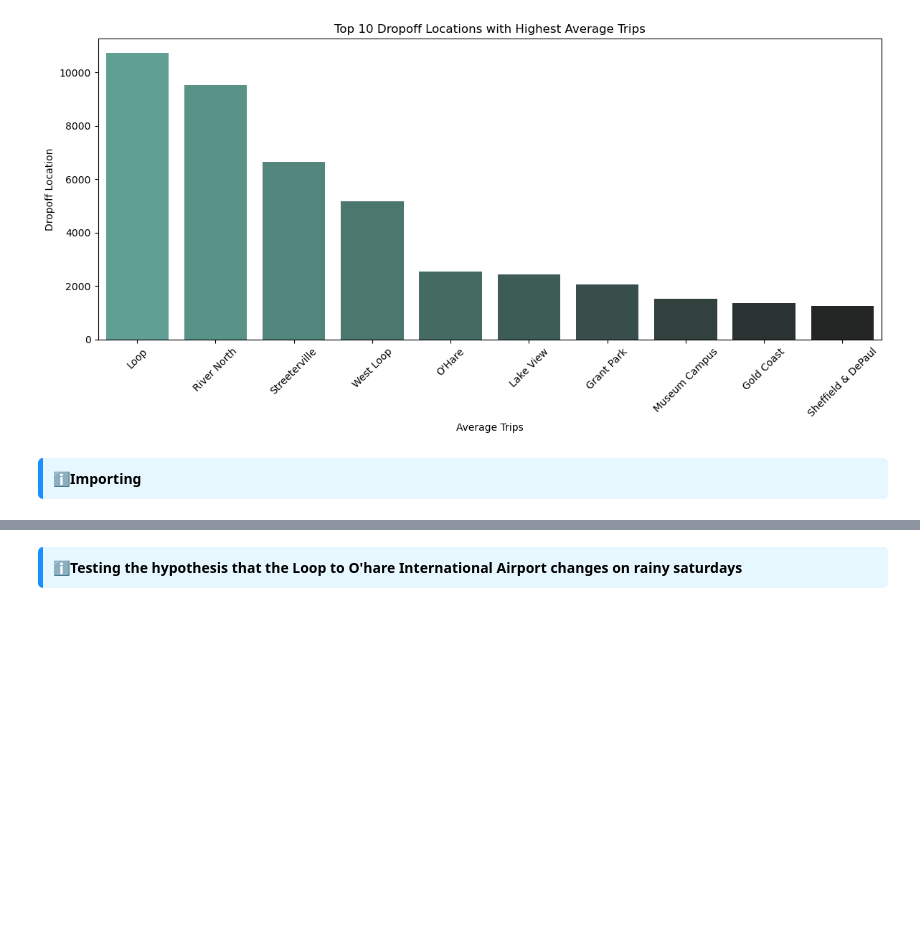
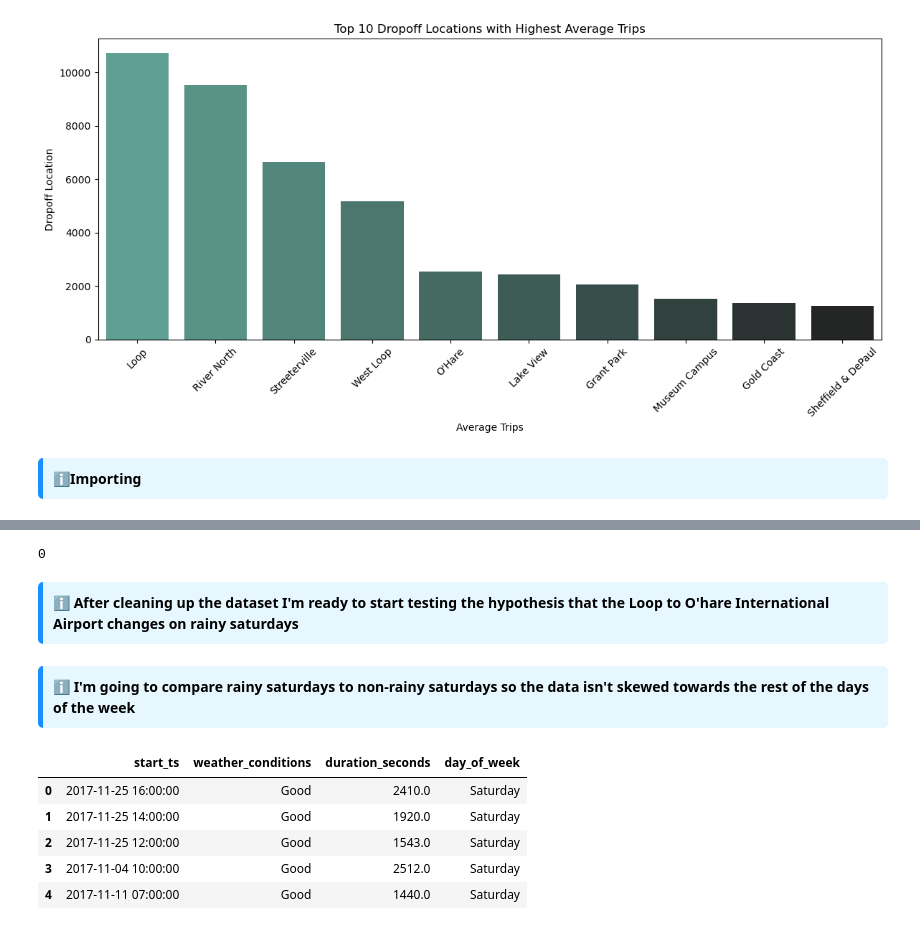
Before and after one commit to OliverBeau/Cabs_dataset_EDA, a Jupyter notebook: cabs_eda.ipynb, the cells around one changed output, grey strips where cells are left out. Saved outputs shown, nothing was run; the diff lists cells and outputs as text; code cells hidden in the pictures; blank space fills up the shorter version.

```diff
--- a/cabs_eda.ipynb
+++ b/cabs_eda.ipynb
@@ -152,7 +263,28 @@ df_loop_ohare = pd.read_csv('loop_ohare.csv')
+# %%
+df_loop_ohare.drop_duplicates(subset=['start_ts', 'weather_conditions', 'duration_seconds'], keep='first', inplace=True)
+df_loop_ohare.reset_index(drop=True, inplace=True)
+df_loop_ohare.duplicated().sum()
+# %% [output]
+0
 # %% [markdown]
 <div style="padding:10px; background:#e6f7ff; border-left:5px solid #1890ff; border-radius:5px; color:black;">
-<b>ℹ️Testing the hypothesis that the Loop to O'hare International Airport changes on rainy saturdays</b>
+<b>ℹ️ After cleaning up the dataset I'm ready to start testing the hypothesis that the Loop to O'hare International Airport changes on rainy saturdays</b>
 
 </div>
+# %% [markdown]
+<div style="padding:10px; background:#e6f7ff; border-left:5px solid #1890ff; border-radius:5px; color:black;">
+<b>ℹ️ I'm going to compare rainy saturdays to non-rainy saturdays so the data isn't skewed towards the rest of the days of the week</b>
+
+</div>
 # %%
-df_loop_ohare = pd.read_csv('loop_ohare.csv')
+df_loop_ohare['day_of_week'] = df_loop_ohare['start_ts'].dt.day_name()
+# Keeping only saturday
+df_loop_ohare_saturday = df_loop_ohare[df_loop_ohare['day_of_week'] == 'Saturday']
+df_loop_ohare_saturday.head()
+# %% [output]
+|  | start_ts | weather_conditions | duration_seconds | day_of_week |
+| 0 | 2017-11-25 16:00:00 | Good | 2410.0 | Saturday |
+| 1 | 2017-11-25 14:00:00 | Good | 1920.0 | Saturday |
+| 2 | 2017-11-25 12:00:00 | Good | 1543.0 | Saturday |
+| 3 | 2017-11-04 10:00:00 | Good | 2512.0 | Saturday |
+| 4 | 2017-11-11 07:00:00 | Good | 1440.0 | Saturday |
```
Also changed, not shown: parts of 21 cells of this notebook.
